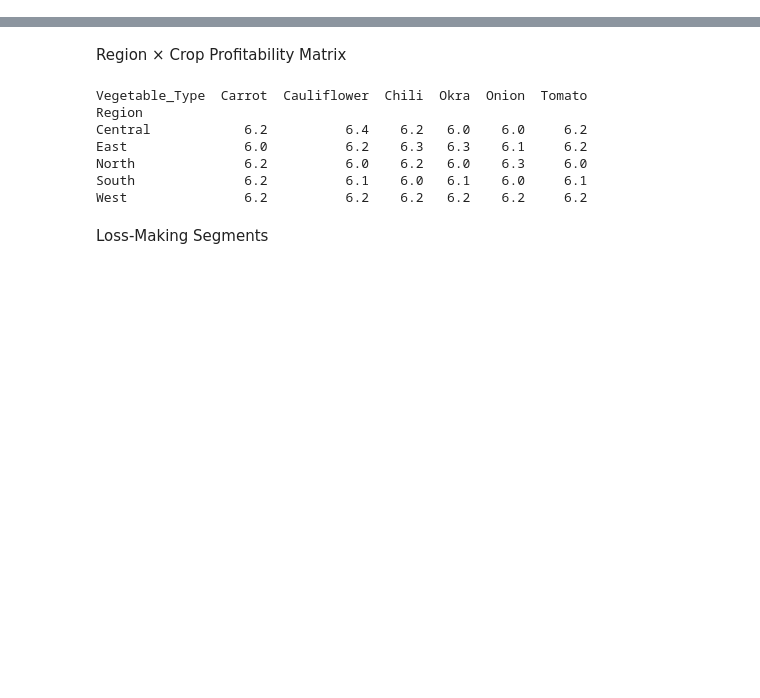
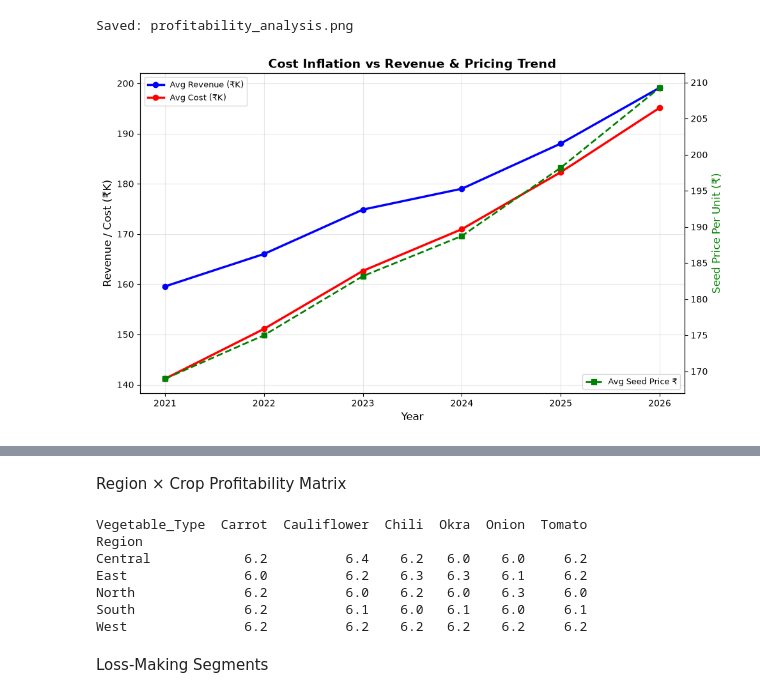
Before and after one commit to sghosh0210/Agiricultural-Project, a Jupyter notebook: notebooks/02_profitability_analysis.ipynb, the cells around one changed output, grey strips where cells are left out. Saved outputs shown, nothing was run; the diff lists cells and outputs as text; code cells hidden in the pictures; blank space fills up the shorter version.

```diff
--- a/notebooks/02_profitability_analysis.ipynb
+++ b/notebooks/02_profitability_analysis.ipynb
@@ -32,0 +85,46 @@ confirms business problem
+# %%
+# Create figure and axes properly
+fig, ax = plt.subplots(figsize=(10, 6))
+
+# Cost vs Price trend by year
+yr_data = df.groupby('Year').agg(
+    Avg_Cost_K=('Total_Cost', lambda x: x.mean() / 1000),
+    Avg_Rev_K=('Total_Revenue', lambda x: x.mean() / 1000),
+    Avg_Price=('Seed_Price_Per_Unit', 'mean')
+).reset_index()
+
+# Create twin axis for seed price
+ax_twin = ax.twinx()
+
+# Plot revenue and cost on primary axis
+ax.plot(yr_data['Year'], yr_data['Avg_Rev_K'], 'b-o', lw=2.5, label='Avg Revenue (₹K)')
+ax.plot(yr_data['Year'], yr_data['Avg_Cost_K'], 'r-o', lw=2.5, label='Avg Cost (₹K)')
+
+# Plot seed price on secondary axis
+ax_twin.plot(yr_data['Year'], yr_data['Avg_Price'], 'g--s', lw=2, label='Avg Seed Price ₹')
+
+# Labels and titles
+ax.set_xlabel('Year', fontsize=12)
+ax.set_ylabel('Revenue / Cost (₹K)', fontsize=12)
+ax_twin.set_ylabel('Seed Price Per Unit (₹)', color='green', fontsize=12)
+ax.set_title('Cost Inflation vs Revenue & Pricing Trend', fontweight='bold', fontsize=14)
+
+# Legends
+ax.legend(loc='upper left', fontsize=9)
+ax_twin.legend(loc='lower right', fontsize=9)
+
+# Grid for better readability
+ax.grid(True, alpha=0.3)
+
+# Tight layout
+plt.tight_layout()
+
+# Save FIRST
+plt.savefig('../outputs/figures/profitability_analysis.png', bbox_inches='tight', dpi=300)
+print('\nSaved: profitability_analysis.png')
+
+# THEN show
+plt.show()
+# %% [output]
+Saved: profitability_analysis.png
+[figure, added]
```
Also changed, not shown: parts of 6 cells of this notebook.
